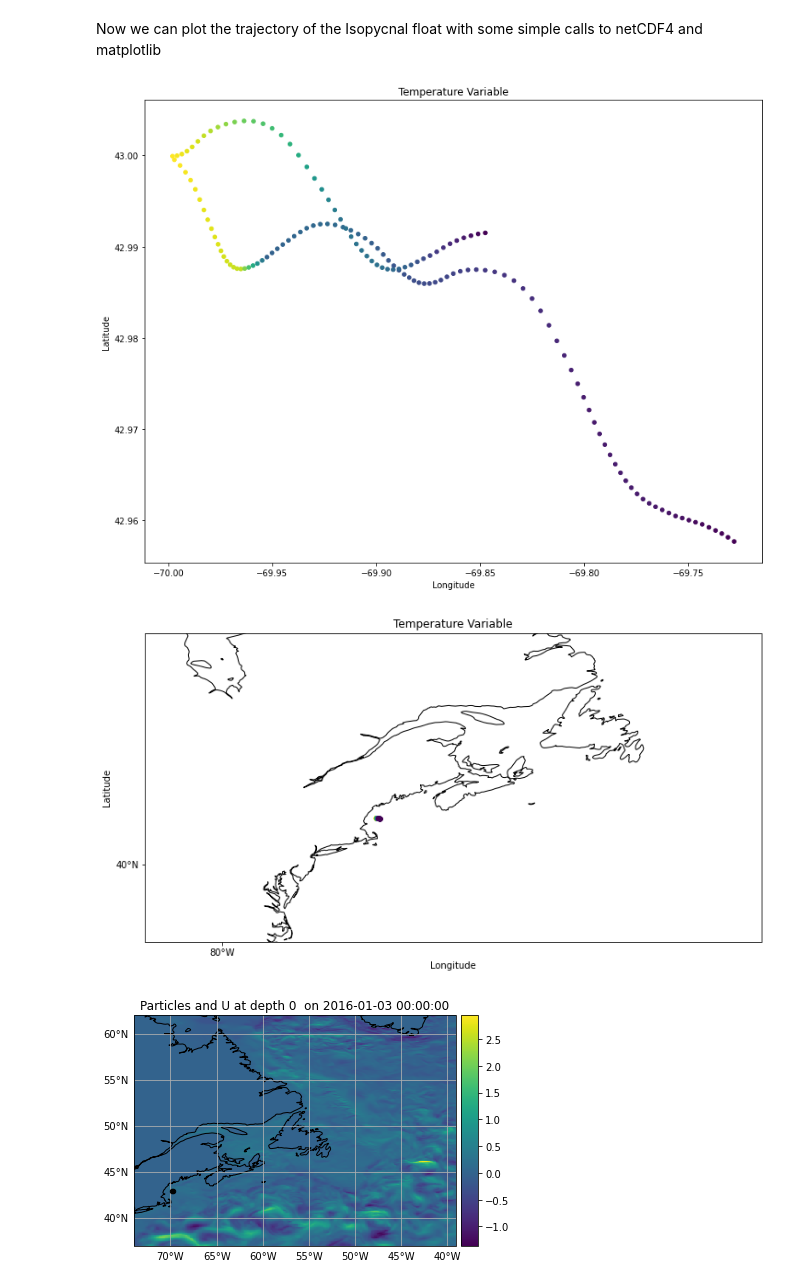
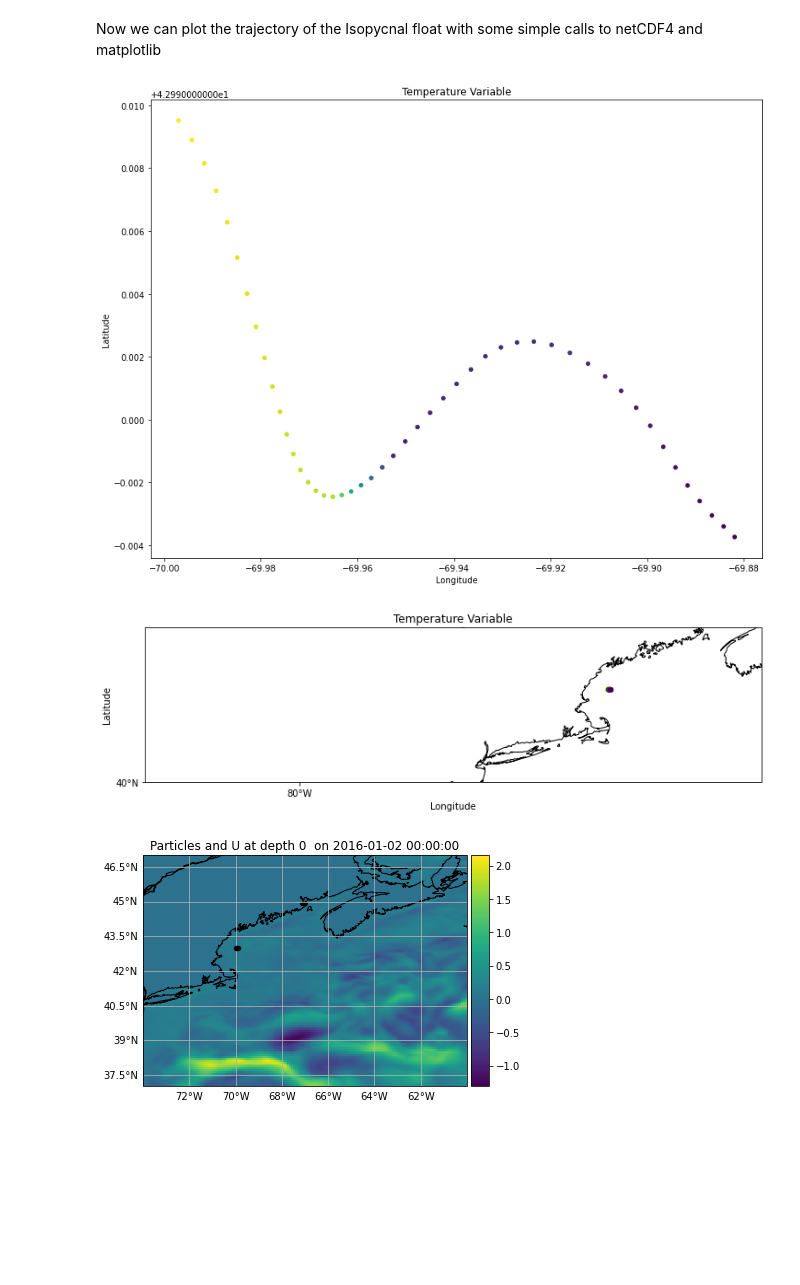
Before and after one commit to lcabral4/WHOI, a Jupyter notebook: simple_float.ipynb, the cells around one changed output. Saved outputs shown, nothing was run; the diff lists cells and outputs as text; code cells hidden in the pictures; blank space fills up the shorter version.

```diff
--- a/simple_float.ipynb
+++ b/simple_float.ipynb
@@ -19,10 +19,9 @@ def VerticalMovement(particle, fieldset, time):
 # %% [markdown]
 Run OceanParcels with the Custom HabKernal.  Thus horizontal advection (and updated position) will be handled by OceanParcels and Vertical Position and interpolation of hydrography by the VerticalMovement routine.
 # %%
-from parcels import FieldSet, ParticleSet, JITParticle, AdvectionRK4, ErrorCode, Variable, plotTrajectoriesFile
+from parcels import FieldSet, ParticleSet, JITParticle, AdvectionRK4, ErrorCode, Variable
 from datetime import timedelta, datetime
 import numpy as np
-import os
 
 
 # Load the HYCOM Analysis data in the Gulf of Maine
@@ -38,7 +37,7 @@ variables = {'U': 'water_u',
 dimensions = {'lat': 'lat', 'lon': 'lon', 'depth' : 'depth' , 'time': 'time'}
 fieldset = FieldSet.from_netcdf(filenames, variables, dimensions)#,allow_time_extrapolation = True)
 fieldset.mindepth = fieldset.U.depth[0]  # uppermost layer in the hydrodynamic data
-
+#npart=2
 # print the domain boundaries to the screen
 print("domain boundaries")
 print(fieldset.U.lon[0],fieldset.U.lon[-1],fieldset.U.lat[0],fieldset.U.lat[-1])
@@ -61,13 +60,24 @@ class HabParticle(JITParticle):
 # Initiate two Isopycnal Floats with staggered starts and different programmed drift densities initiated from
 # different depths and horizontal locations.  These variables here (lon, lat, time, float_density) should
 # be read in from a control file.
-pset = ParticleSet.from_list(fieldset=fieldset,
-                            pclass=HabParticle,
-                            lon=[-70,-70],
-                            lat=[43.,43.],
-                            depth=[0,0],
-                            time=[datetime(2016, 1, 1),
-                            datetime(2016,1,2,0,0,0)])
+
+
+
+npart = 2  # number of particles to be released
+lon = -70 * np.ones(npart)
+lat = np.linspace(43 , 43, npart, dtype=np.float32)
+time = np.arange(0, npart) * timedelta(hours=24).total_seconds()  # release every particle 24 hours later
+
+pset = ParticleSet(fieldset=fieldset, pclass=HabParticle, lon=lon, lat=lat, time=time)
+
+
+#pset = ParticleSet.from_list(fieldset=fieldset,
+#                            pclass=HabParticle,
+#                            lon=[-70,-70],
+#                            lat=[43.,43.],
+#                            depth=[0,0],
+#                            time=[datetime(2016, 1, 1),
+#                            datetime(2016,1,2,0,0,0)])
 
 
 # combine Argo vertical movement kernel with built-in Advection kernel
@@ -80,6 +90,6 @@ output_file = pset.ParticleFile(name="float_output/isopycnal_float", outputdt=ti
 
 # Now execute the kernels for 30 days, saving data every 30 minutes
 # dt and runtime might be read in from a control file
-pset.execute(kernels, runtime=timedelta(days=2), dt=timedelta(minutes=1), output_file=output_file)
+pset.execute(kernels, runtime=timedelta(days=1), dt=timedelta(minutes=1), output_file=output_file)
 # %% [output]
 domain boundaries
@@ -161,34 +168,34 @@ plt.figure(3, figsize = (12,15))
 
 #m.drawparallels(np.arange(int(40.125),int(44.625),1),labels=[1,0,0,0])
 #m.drawmeridians(np.arange(int(-71.875),int(-66.375),1),labels=[0,0,0,1])
 #plt.legend()
 
 ax = plt.axes(projection=ccrs.PlateCarree())
-ax.set_extent([-45, -85, 35, 55], ccrs.PlateCarree())
+ax.set_extent([-65, -85, 40, 45], ccrs.PlateCarree())
 ax.coastlines()
 #x = np.linspace(-65, -75)
 #y = np.linspace(35, 45)
 plt.title('Temperature Variable')
 ax.set_xlabel("Longitude")
 ax.set_ylabel("Latitude")
 ax.set_xticks(np.arange(-80,-65,20), crs=ccrs.PlateCarree())
 lon_formatter = cticker.LongitudeFormatter()
 ax.xaxis.set_major_formatter(lon_formatter)
 
 ax.set_yticks(np.arange(40,50,20), crs=ccrs.PlateCarree())
 lat_formatter = cticker.LatitudeFormatter()
 ax.yaxis.set_major_formatter(lat_formatter)
 #lon, lat = np.meshgrid(x, y)
 for p in range(x.shape[0]):
     cb = ax.scatter(x[p,:], y[p,:], c=temp[p,:], s=20, marker = "o")
 
 pset.show(field=fieldset.U)
 
 
 
 #pl.plot(x,y,'-o', markersize=40,markevery=x.size)
 plt.show()
 # %% [output]
-[figure, old version]
+[figure, new version]
-[figure, old version]
+[figure, new version]
-[figure, old version]
+[figure, new version]
```
Also changed, not shown: parts of 5 cells of this notebook, 1 other file.
